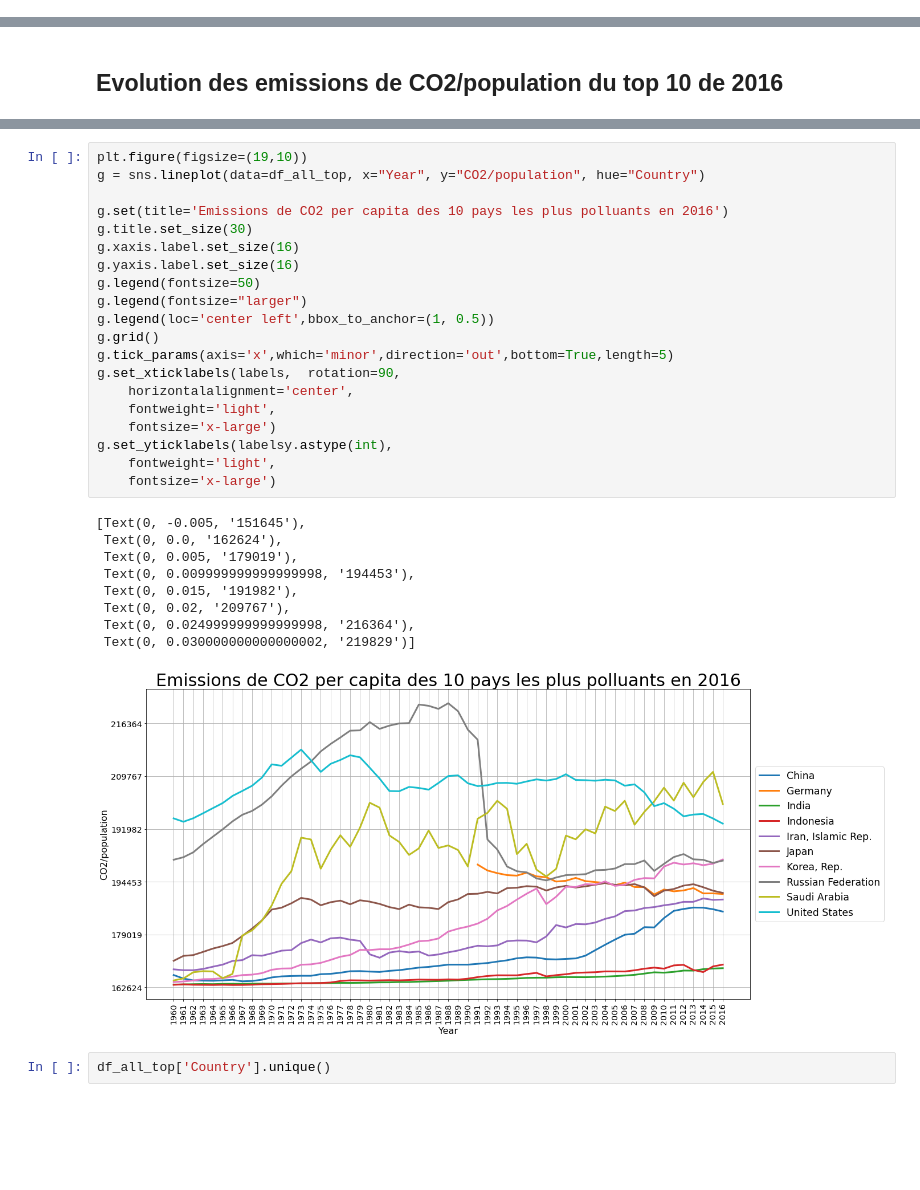
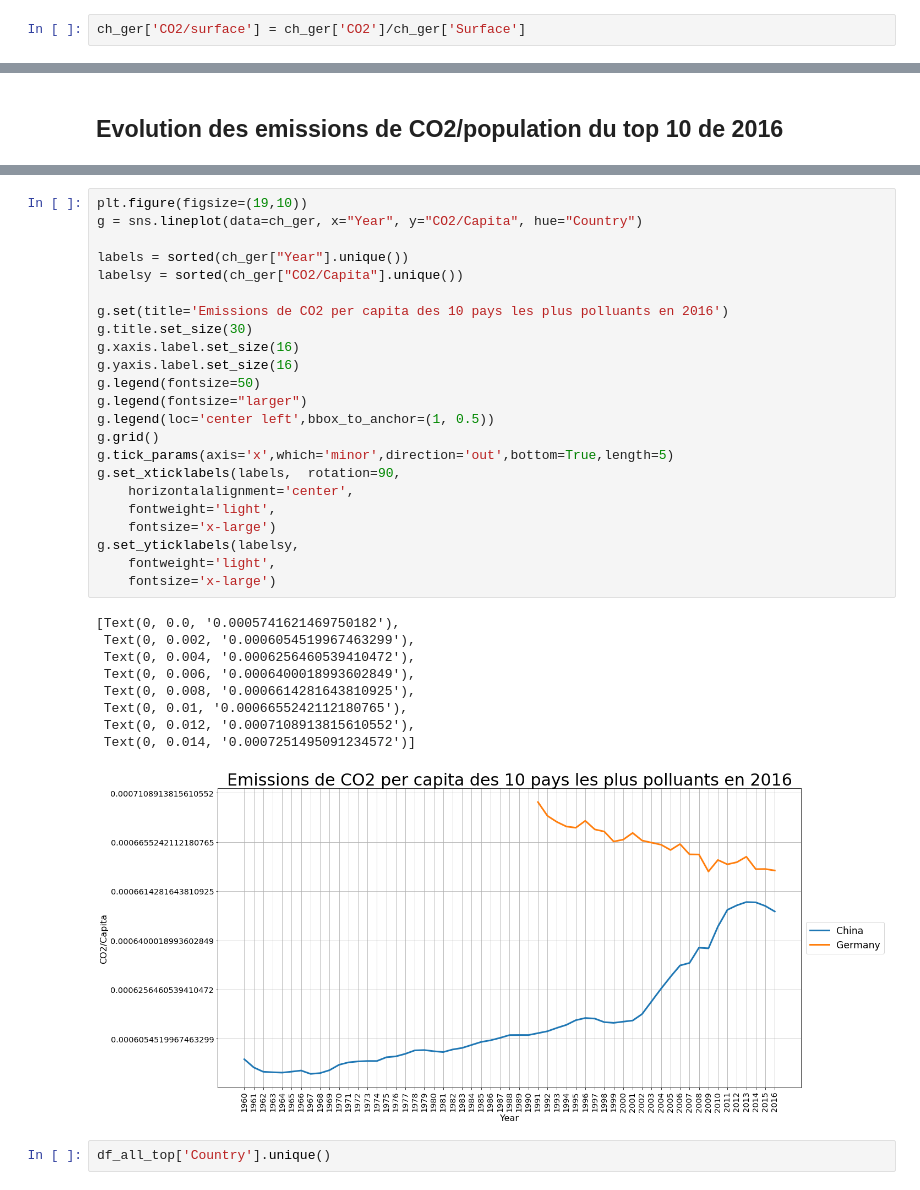
Before and after one commit to alfonsotis/RestitutionDonnees, a Jupyter notebook: FInalProject_ALFO2.ipynb, the cells around one changed output, grey strips where cells are left out. Cells and saved outputs as stored; diff of their text form; blank space fills up the shorter version.

```diff
--- a/FInalProject_ALFO2.ipynb
+++ b/FInalProject_ALFO2.ipynb
@@ -1308,0 +1328,2 @@ g.set(title='Emissions de CO2/PIB des 10 les plus polluants en 2016')
+# %%
+ch_ger['CO2/surface'] = ch_ger['CO2']/ch_ger['Surface']
@@ -1343,33 +1385,36 @@ g.set_yticklabels(labelsy.astype(int),
 # %%
 plt.figure(figsize=(19,10))
-g = sns.lineplot(data=df_all_top, x="Year", y="CO2/population", hue="Country")
+g = sns.lineplot(data=ch_ger, x="Year", y="CO2/Capita", hue="Country")
+
+labels = sorted(ch_ger["Year"].unique())
+labelsy = sorted(ch_ger["CO2/Capita"].unique())
 
 g.set(title='Emissions de CO2 per capita des 10 pays les plus polluants en 2016')
 g.title.set_size(30)
 g.xaxis.label.set_size(16)
 g.yaxis.label.set_size(16)
 g.legend(fontsize=50)
 g.legend(fontsize="larger")
 g.legend(loc='center left',bbox_to_anchor=(1, 0.5))
 g.grid()
 g.tick_params(axis='x',which='minor',direction='out',bottom=True,length=5)
 g.set_xticklabels(labels,  rotation=90,
     horizontalalignment='center',
     fontweight='light',
     fontsize='x-large')
-g.set_yticklabels(labelsy.astype(int),
+g.set_yticklabels(labelsy,
     fontweight='light',
     fontsize='x-large')
 # %% [output]
-[Text(0, -0.005, '151645'),
- Text(0, 0.0, '162624'),
- Text(0, 0.005, '179019'),
- Text(0, 0.009999999999999998, '194453'),
- Text(0, 0.015, '191982'),
- Text(0, 0.02, '209767'),
- Text(0, 0.024999999999999998, '216364'),
- Text(0, 0.030000000000000002, '219829')]
+[Text(0, 0.0, '0.0005741621469750182'),
+ Text(0, 0.002, '0.0006054519967463299'),
+ Text(0, 0.004, '0.0006256460539410472'),
+ Text(0, 0.006, '0.0006400018993602849'),
+ Text(0, 0.008, '0.0006614281643810925'),
+ Text(0, 0.01, '0.0006655242112180765'),
+ Text(0, 0.012, '0.0007108913815610552'),
+ Text(0, 0.014, '0.0007251495091234572')]
-[figure, old version]
+[figure, new version]
 # %%
 df_all_top['Country'].unique()
 # %% [output]
```
Also changed, not shown: parts of 24 cells of this notebook.
